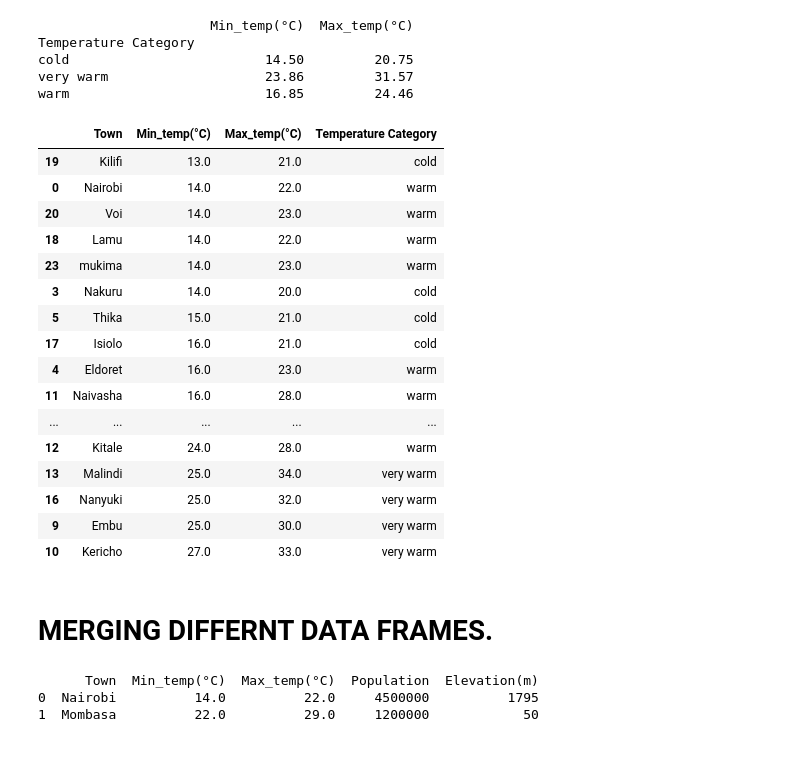
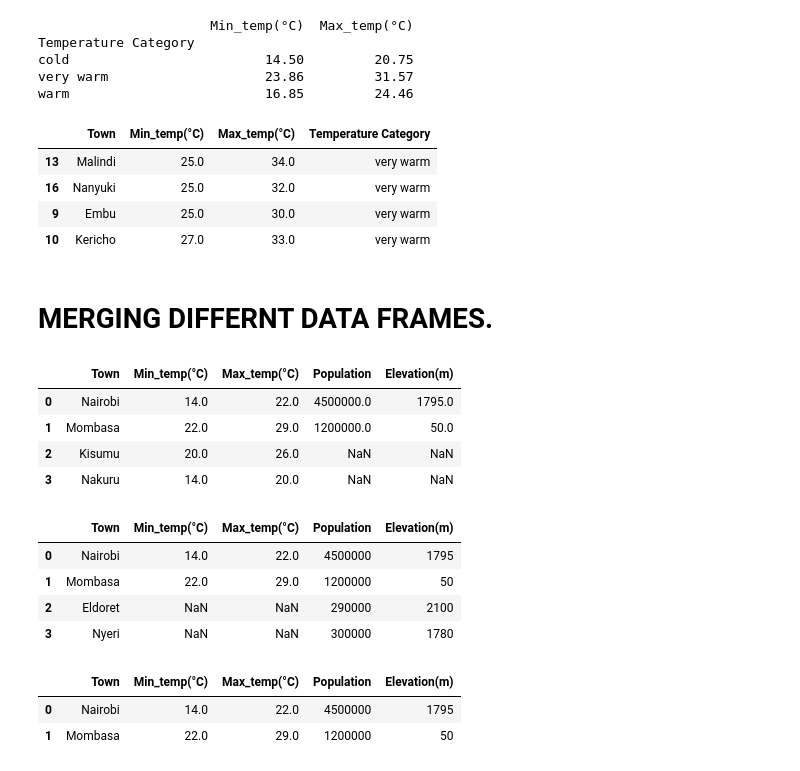
Before and after one commit to trenjoh/Data-Analysis-with-Python, a Jupyter notebook: Analyzing_dt_from_DF(pandas).ipynb, the cells around one changed output. Drawn from its saved outputs; the diff is of its cells as text; code cells hidden in the pictures.

```diff
--- a/Analyzing_dt_from_DF(pandas).ipynb
+++ b/Analyzing_dt_from_DF(pandas).ipynb
@@ -96,21 +90,9 @@ warm                         16.85         24.46
 # %%
 # Sort by 'Min_temp(°C)' in ascending order
 sorted_dt_min = dt.sort_values(by='Min_temp(°C)', ascending=True)
-sorted_dt_min
+sorted_dt_min.tail(4)
 # %% [output]
 |  | Town | Min_temp(°C) | Max_temp(°C) | Temperature Category |
-| 19 | Kilifi | 13.0 | 21.0 | cold |
-| 0 | Nairobi | 14.0 | 22.0 | warm |
-| 20 | Voi | 14.0 | 23.0 | warm |
-| 18 | Lamu | 14.0 | 22.0 | warm |
-| 23 | mukima | 14.0 | 23.0 | warm |
-| 3 | Nakuru | 14.0 | 20.0 | cold |
-| 5 | Thika | 15.0 | 21.0 | cold |
-| 17 | Isiolo | 16.0 | 21.0 | cold |
-| 4 | Eldoret | 16.0 | 23.0 | warm |
-| 11 | Naivasha | 16.0 | 28.0 | warm |
-| ... | ... | ... | ... | ... |
-| 12 | Kitale | 24.0 | 28.0 | warm |
 | 13 | Malindi | 25.0 | 34.0 | very warm |
 | 16 | Nanyuki | 25.0 | 32.0 | very warm |
 | 9 | Embu | 25.0 | 30.0 | very warm |
@@ -133,15 +115,28 @@ data2 = {
     'Elevation(m)': [1795, 50, 2100, 1780]
 }
 df2 = pd.DataFrame(data2)
-
-# Merging the dataframes on 'Town' column using an inner join
-merged_df = pd.merge(df1, df2, on='Town', how='inner')
-
-# Display the merged dataframe
-print(merged_df)
-# %% [output]
-      Town  Min_temp(°C)  Max_temp(°C)  Population  Elevation(m)
-0  Nairobi          14.0          22.0     4500000          1795
-1  Mombasa          22.0          29.0     1200000            50
 # %%
 merged_df = pd.merge(df1, df2, on='Town', how='left')
+merged_df
+# %% [output]
+|  | Town | Min_temp(°C) | Max_temp(°C) | Population | Elevation(m) |
+| 0 | Nairobi | 14.0 | 22.0 | 4500000.0 | 1795.0 |
+| 1 | Mombasa | 22.0 | 29.0 | 1200000.0 | 50.0 |
+| 2 | Kisumu | 20.0 | 26.0 | NaN | NaN |
+| 3 | Nakuru | 14.0 | 20.0 | NaN | NaN |
+# %%
+merged_df = pd.merge(df1, df2, on='Town', how='right')
+merged_df
+# %% [output]
+|  | Town | Min_temp(°C) | Max_temp(°C) | Population | Elevation(m) |
+| 0 | Nairobi | 14.0 | 22.0 | 4500000 | 1795 |
+| 1 | Mombasa | 22.0 | 29.0 | 1200000 | 50 |
+| 2 | Eldoret | NaN | NaN | 290000 | 2100 |
+| 3 | Nyeri | NaN | NaN | 300000 | 1780 |
+# %%
+merged_df = pd.merge(df1, df2, on='Town', how='inner')
+merged_df
+# %% [output]
+|  | Town | Min_temp(°C) | Max_temp(°C) | Population | Elevation(m) |
+| 0 | Nairobi | 14.0 | 22.0 | 4500000 | 1795 |
+| 1 | Mombasa | 22.0 | 29.0 | 1200000 | 50 |
```
Also changed, not shown: parts of 4 cells of this notebook.
